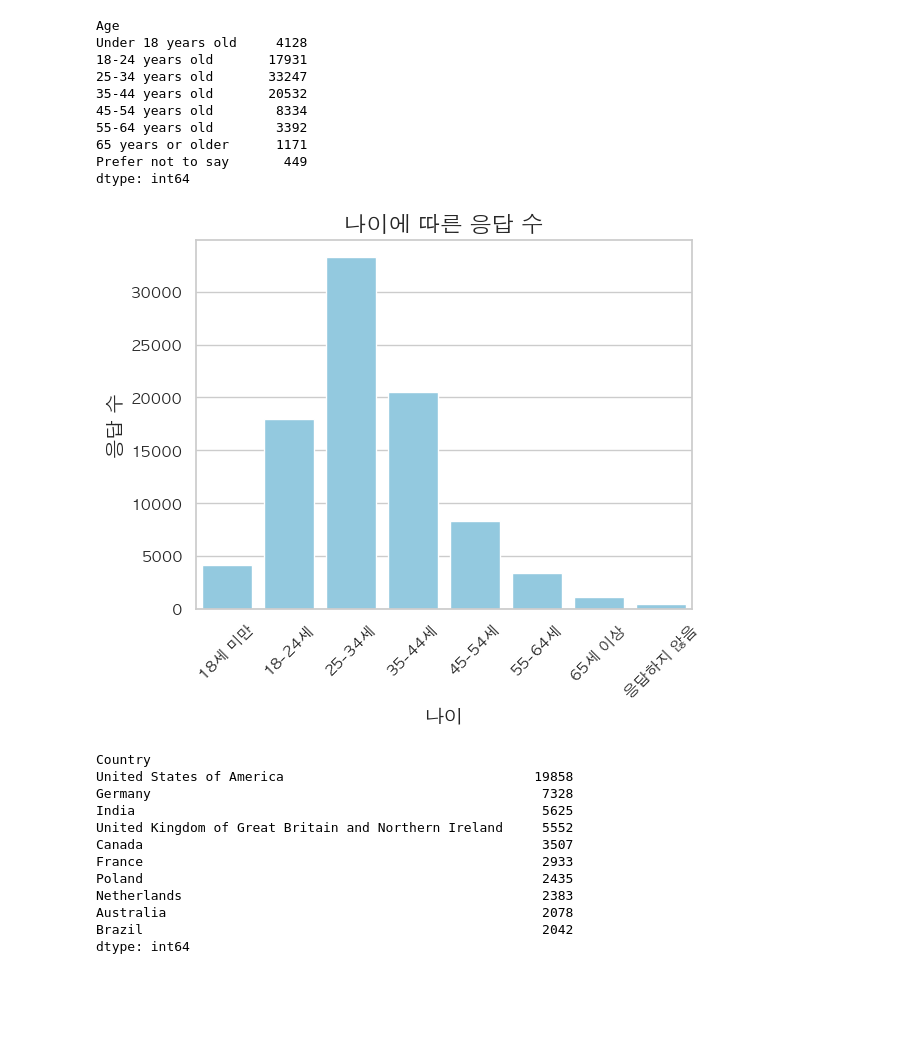
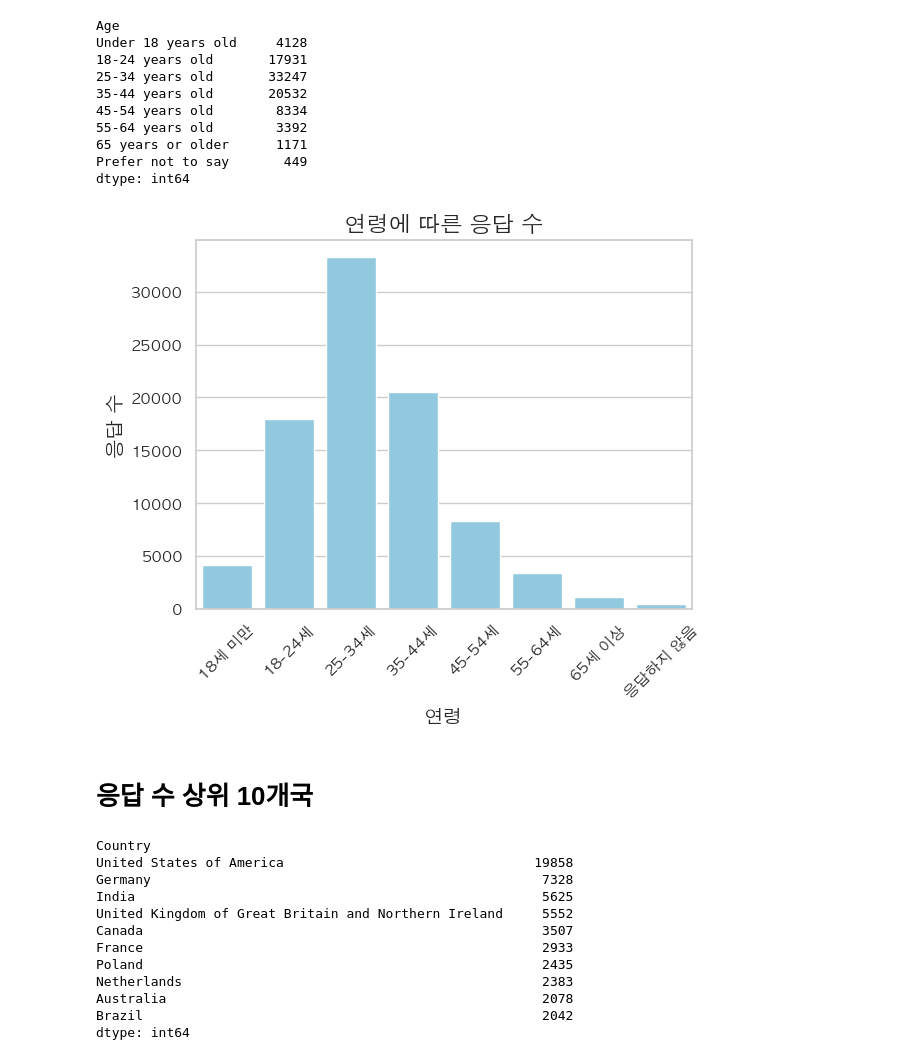
Before and after one commit to PSLeon24/Stack_Overflow_Developer_Survey_Data_Analysis, a Jupyter notebook: index.ipynb, the cells around one changed output. Saved outputs shown, nothing was run; the diff lists cells and outputs as text; code cells hidden in the pictures; blank space fills up the shorter version.

```diff
--- a/index.ipynb
+++ b/index.ipynb
@@ -233,15 +237,17 @@ size_by_age.index = size_by_age.index.map(translated_age_index)
 # %%
 sns.barplot(x=size_by_age.index, y=size_by_age.values, color='skyblue')
 
 plt.xticks(rotation=45) # x축 라벨 회전
 
-plt.title('나이에 따른 응답 수', fontsize=16)
-plt.xlabel('나이', fontsize=14)
+plt.title('연령에 따른 응답 수', fontsize=16)
+plt.xlabel('연령', fontsize=14)
 plt.ylabel('응답 수', fontsize=14)
 
 plt.show()
 # %% [output]
-[figure, old version]
+[figure, new version]
+# %% [markdown]
+# 응답 수 상위 10개국
 # %%
 # 국가별 응답 숫자 상위 10개국 확인
 size_by_country_top10 = revised_df.groupby(['Country']).size().sort_values(ascending=False)[:10]
```
Also changed, not shown: parts of 8 cells of this notebook.
